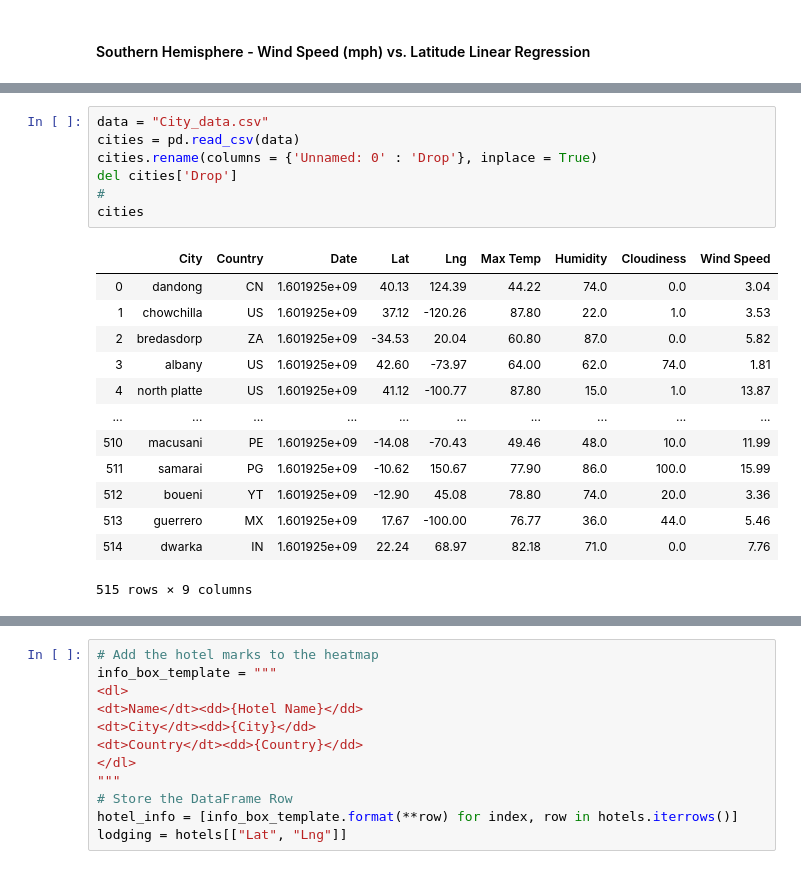
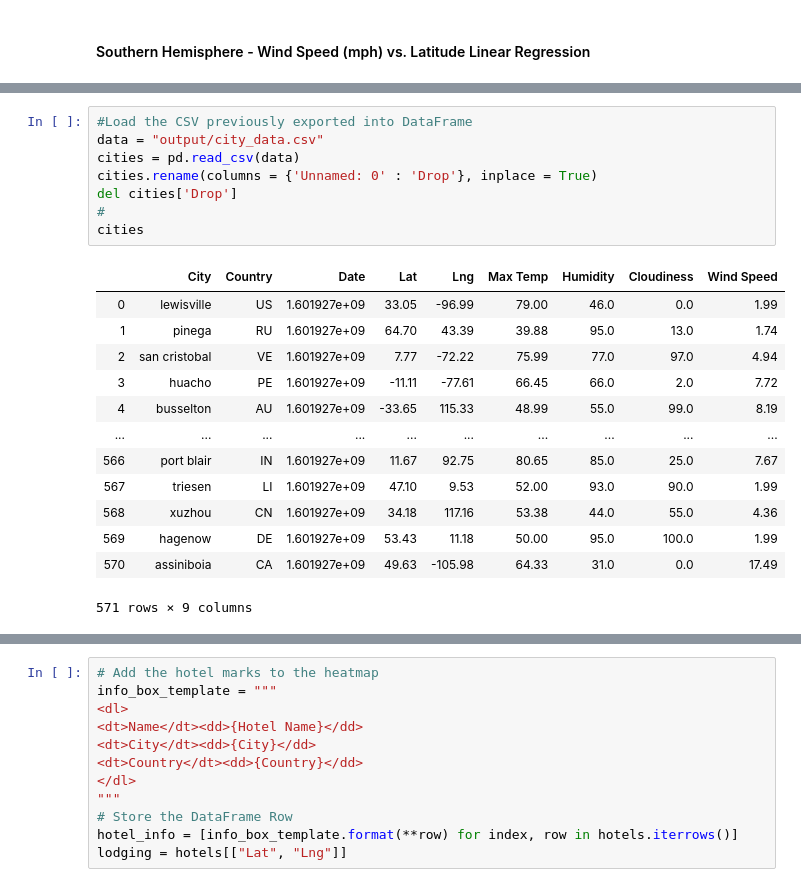
Before and after one commit to chanafin/weather_vacation_api, a Jupyter notebook: weather & vacation.ipynb, the cells around one changed output, grey strips where cells are left out. Saved outputs shown, nothing was run; the diff lists cells and outputs as text.

```diff
--- a/weather & vacation.ipynb
+++ b/weather & vacation.ipynb
@@ -365,22 +365,23 @@ print(f' The r-squared is {cor[0]}')
 # %%
-data = "City_data.csv"
+#Load the CSV previously exported into DataFrame
+data = "output/city_data.csv"
 cities = pd.read_csv(data)
 cities.rename(columns = {'Unnamed: 0' : 'Drop'}, inplace = True)
 del cities['Drop']
 #
 cities
 # %% [output]
 |  | City | Country | Date | Lat | Lng | Max Temp | Humidity | Cloudiness | Wind Speed |
-| 0 | dandong | CN | 1.601925e+09 | 40.13 | 124.39 | 44.22 | 74.0 | 0.0 | 3.04 |
-| 1 | chowchilla | US | 1.601925e+09 | 37.12 | -120.26 | 87.80 | 22.0 | 1.0 | 3.53 |
-| 2 | bredasdorp | ZA | 1.601925e+09 | -34.53 | 20.04 | 60.80 | 87.0 | 0.0 | 5.82 |
-| 3 | albany | US | 1.601925e+09 | 42.60 | -73.97 | 64.00 | 62.0 | 74.0 | 1.81 |
-| 4 | north platte | US | 1.601925e+09 | 41.12 | -100.77 | 87.80 | 15.0 | 1.0 | 13.87 |
+| 0 | lewisville | US | 1.601927e+09 | 33.05 | -96.99 | 79.00 | 46.0 | 0.0 | 1.99 |
+| 1 | pinega | RU | 1.601927e+09 | 64.70 | 43.39 | 39.88 | 95.0 | 13.0 | 1.74 |
+| 2 | san cristobal | VE | 1.601927e+09 | 7.77 | -72.22 | 75.99 | 77.0 | 97.0 | 4.94 |
+| 3 | huacho | PE | 1.601927e+09 | -11.11 | -77.61 | 66.45 | 66.0 | 2.0 | 7.72 |
+| 4 | busselton | AU | 1.601927e+09 | -33.65 | 115.33 | 48.99 | 55.0 | 99.0 | 8.19 |
 | ... | ... | ... | ... | ... | ... | ... | ... | ... | ... |
-| 510 | macusani | PE | 1.601925e+09 | -14.08 | -70.43 | 49.46 | 48.0 | 10.0 | 11.99 |
-| 511 | samarai | PG | 1.601925e+09 | -10.62 | 150.67 | 77.90 | 86.0 | 100.0 | 15.99 |
-| 512 | boueni | YT | 1.601925e+09 | -12.90 | 45.08 | 78.80 | 74.0 | 20.0 | 3.36 |
-| 513 | guerrero | MX | 1.601925e+09 | 17.67 | -100.00 | 76.77 | 36.0 | 44.0 | 5.46 |
-| 514 | dwarka | IN | 1.601925e+09 | 22.24 | 68.97 | 82.18 | 71.0 | 0.0 | 7.76 |
+| 566 | port blair | IN | 1.601927e+09 | 11.67 | 92.75 | 80.65 | 85.0 | 25.0 | 7.67 |
+| 567 | triesen | LI | 1.601927e+09 | 47.10 | 9.53 | 52.00 | 93.0 | 90.0 | 1.99 |
+| 568 | xuzhou | CN | 1.601927e+09 | 34.18 | 117.16 | 53.38 | 44.0 | 55.0 | 4.36 |
+| 569 | hagenow | DE | 1.601927e+09 | 53.43 | 11.18 | 50.00 | 95.0 | 100.0 | 1.99 |
+| 570 | assiniboia | CA | 1.601927e+09 | 49.63 | -105.98 | 64.33 | 31.0 | 0.0 | 17.49 |
-515 rows × 9 columns
+571 rows × 9 columns
 # %%
```
Also changed, not shown: parts of 19 cells of this notebook, 31 other files.
